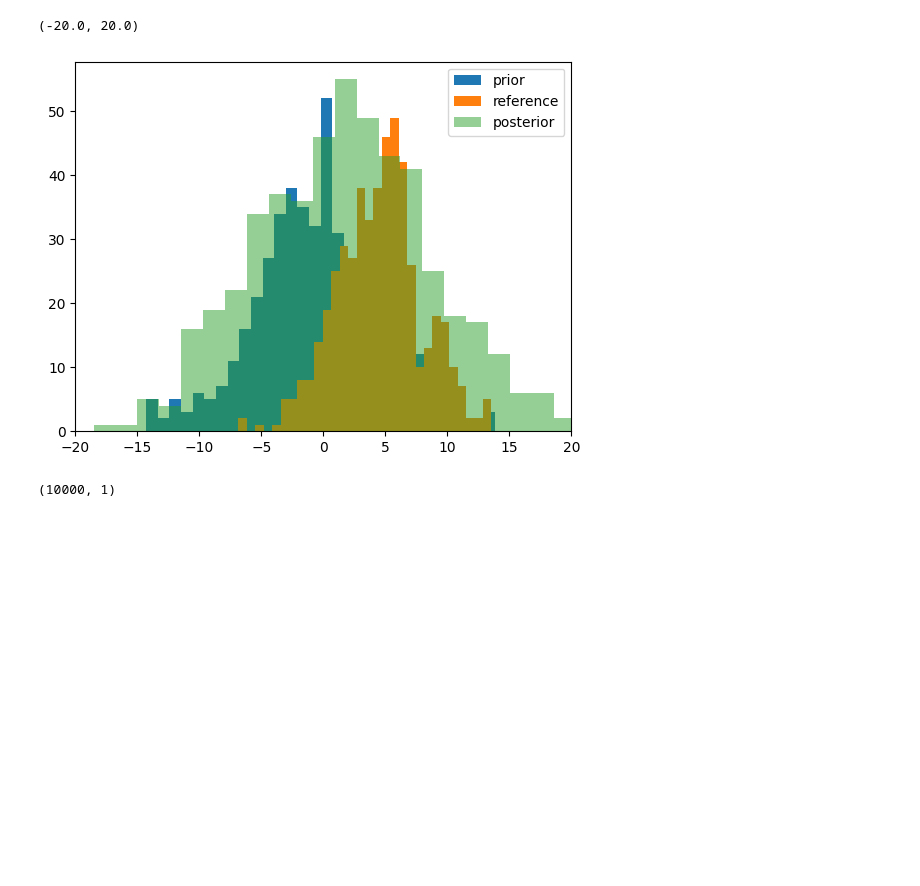
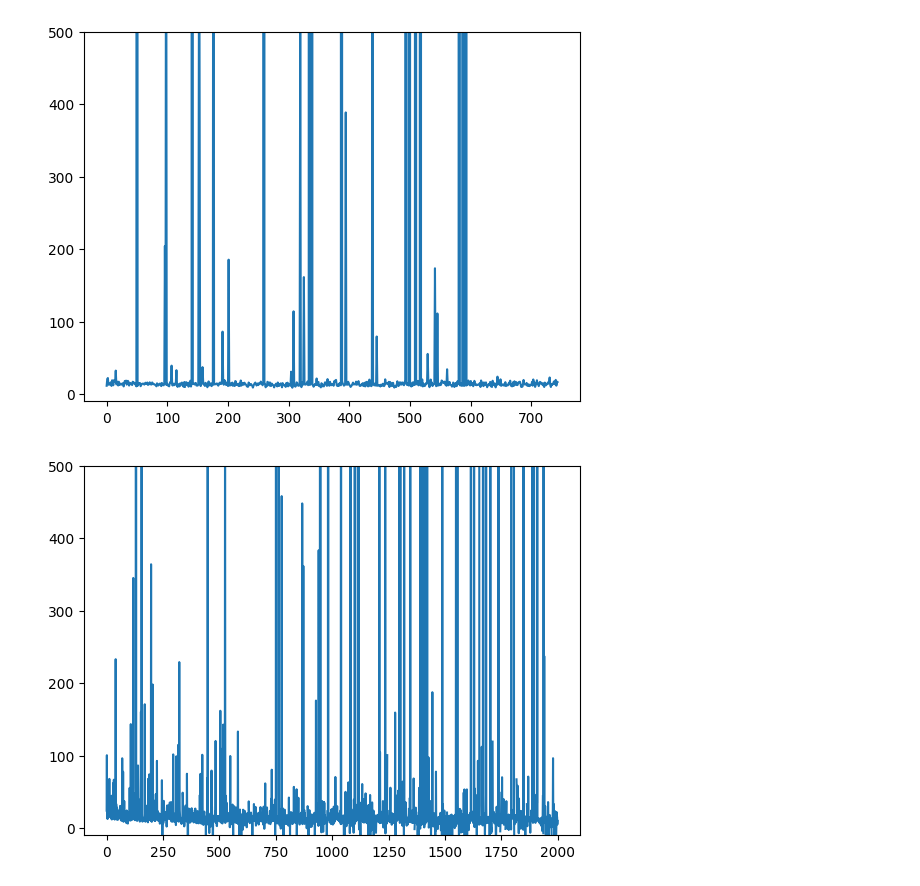
Before and after one commit to danielward27/softcvi_validation, a Jupyter notebook: examples/eight_schools.ipynb, the cells around one changed output. Cells and saved outputs as stored; diff of their text form; code cells hidden in the pictures; blank space fills up the shorter version.

Commit message:
guide parameter chanfes

```diff
--- a/examples/eight_schools.ipynb
+++ b/examples/eight_schools.ipynb
@@ -95,19 +0,0 @@ reference_posterior = get_posterior_db_reference_posterior("eight_schools-eight_
-# %%
-import jax.numpy as jnp
-
-n_plot = 500
-col = 3
-var = "mu"
-posterior = Predictive(guide_aml, num_samples=n_plot)(key, observations[model.obs_name])
-plt.hist(Predictive(model, num_samples=n_plot)(key)[var], label="prior", bins=30)
-plt.hist(reference_posterior[var][:n_plot].squeeze(), label="reference", bins=30)
-plt.hist(posterior[var], label="posterior", alpha=0.5, bins=30)
-plt.legend()
-plt.xlim(-20, 20)
-# %% [output]
-(-20.0, 20.0)
-[figure, removed]
-# %%
-jnp.log(reference_posterior["tau"]).shape
-# %% [output]
-(10000, 1)
@@ -113,0 +129,9 @@ jnp.log(reference_posterior["tau"]).shape
+# %%
+for k, v in metadata.items():
+    losses = v["losses"]
+    plt.plot(v["losses"], label=k)
+    plt.ylim(-10, 500)
+    plt.show()
+# %% [output]
+[figure, added]
+[figure, added]
```
Also changed, not shown: parts of 13 cells of this notebook, 2 other files.
